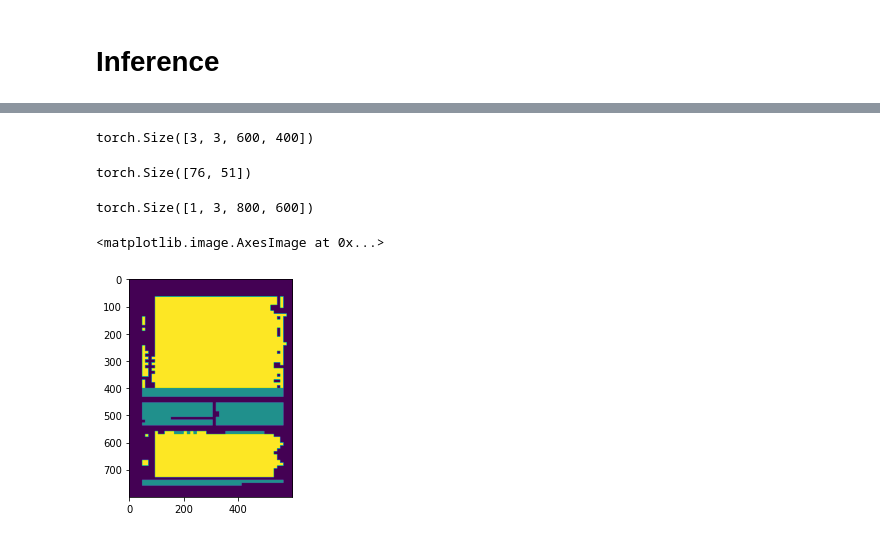
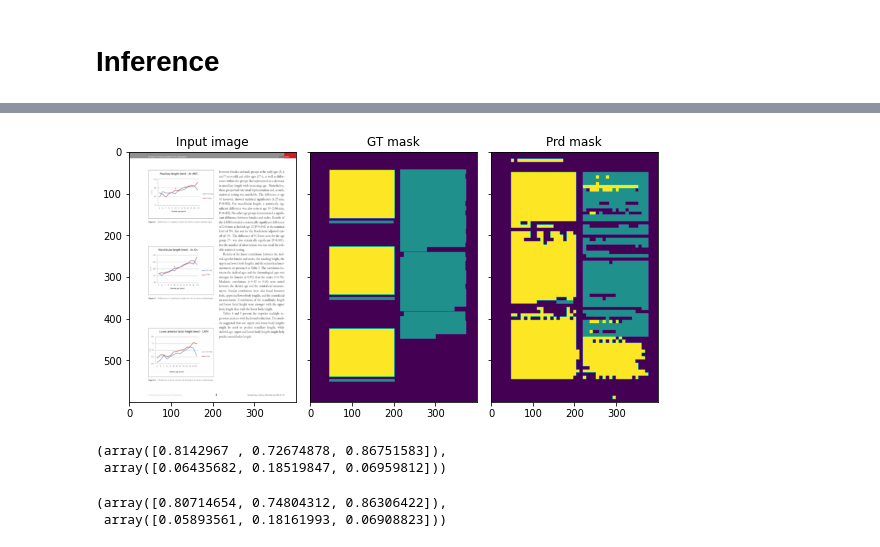
Before and after one commit to kumgleb/OCR_doc_layout, a Jupyter notebook: train.ipynb, the cells around one changed output, grey strips where cells are left out. Drawn from its saved outputs; the diff is of its cells as text; code cells hidden in the pictures.

Commit message:
postproc and scoring added

```diff
--- a/train.ipynb
+++ b/train.ipynb
@@ -141,10 +111,2 @@ Synced ethereal-vortex-7: https://wandb.ai/glebk/OCR/runs/1xp3qi88
 # %% [markdown]
 # Inference
-# %%
-def load_model(weights, model, device):
-    model = model.to(device)
-    checkpoint = torch.load(weights, map_location=torch.device(device))
-    model.load_state_dict(checkpoint)
-    model.to(device)
-    model.eval()
-    return model
@@ -151,15 +116,15 @@ def load_model(weights, model, device):
+# %%
+device = "cuda:0" if torch.cuda.is_available() else "cpu"
+
+model = DeepLabV3(
+    n_classes=cfg["n_classes"],
+    n_blocks=cfg["n_blocks"],
+    atrous_rates=cfg["atrous_rates"],
+    multi_grids=cfg["multi_grids"],
+    output_stride=cfg["output_stride"],
+).to(device)
 # %%
-W = "/home/glebk/VSProjects/projects/tmp/weights/DeepLabV3_0.094.pth"
-model = load_model(W, model, device)
+WEIGHTS = "/home/glebk/VSProjects/projects/tmp/weights/DeepLabV3_0.094.pth"
+model = load_model(WEIGHTS, model, device)
 # %%
 dl = iter(val_loader)
-# %%
-img, _, mask = next(dl)
-prd = model(img.to(device))
-prd = torch.argmax(prd, dim=1)
-
-fig, ax = plt.subplots(1, 3, figsize=(8, 8))
-
-ax[0].imshow(img[0, 0, ...].detach().cpu().numpy())
-ax[1].imshow(mask[0, 0, ...].detach().cpu().numpy())
-ax[2].imshow(prd[0, ...].detach().cpu().numpy())
@@ -175,8 +130,0 @@ def infer_batch(model, data_batch):
-# %%
-img.shape
-# %% [output]
-torch.Size([3, 3, 600, 400])
-# %%
-prd[0, ...].shape
-# %% [output]
-torch.Size([76, 51])
@@ -185,9 +131,5 @@ prd_res = F.interpolate(prd.unsqueeze(0).type(torch.float32), (800, 600), mode="
-# %%
-prd_res.shape
-# %% [output]
-torch.Size([1, 3, 800, 600])
-# %%
-plt.imshow(prd_res[0, 2, ...].detach().cpu().numpy())
-# %% [output]
-<matplotlib.image.AxesImage at 0x...>
-[figure, removed]
+# %%
+batch = img, _, mask = next(dl)
+plot_batch_sample_inference(model, batch, device)
+# %% [output]
+[figure, added]
@@ -193,0 +138,10 @@ plt.imshow(prd_res[0, 2, ...].detach().cpu().numpy())
+# %%
+score_model(model, val_loader, device, postproc)
+# %% [output]
+(array([0.8142967 , 0.72674878, 0.86751583]),
+ array([0.06435682, 0.18519847, 0.06959812]))
+# %%
+score_model(model, val_loader, device, None)
+# %% [output]
+(array([0.80714654, 0.74804312, 0.86306422]),
+ array([0.05893561, 0.18161993, 0.06908823]))
```
Also changed, not shown: parts of 11 cells of this notebook, 4 other files.
